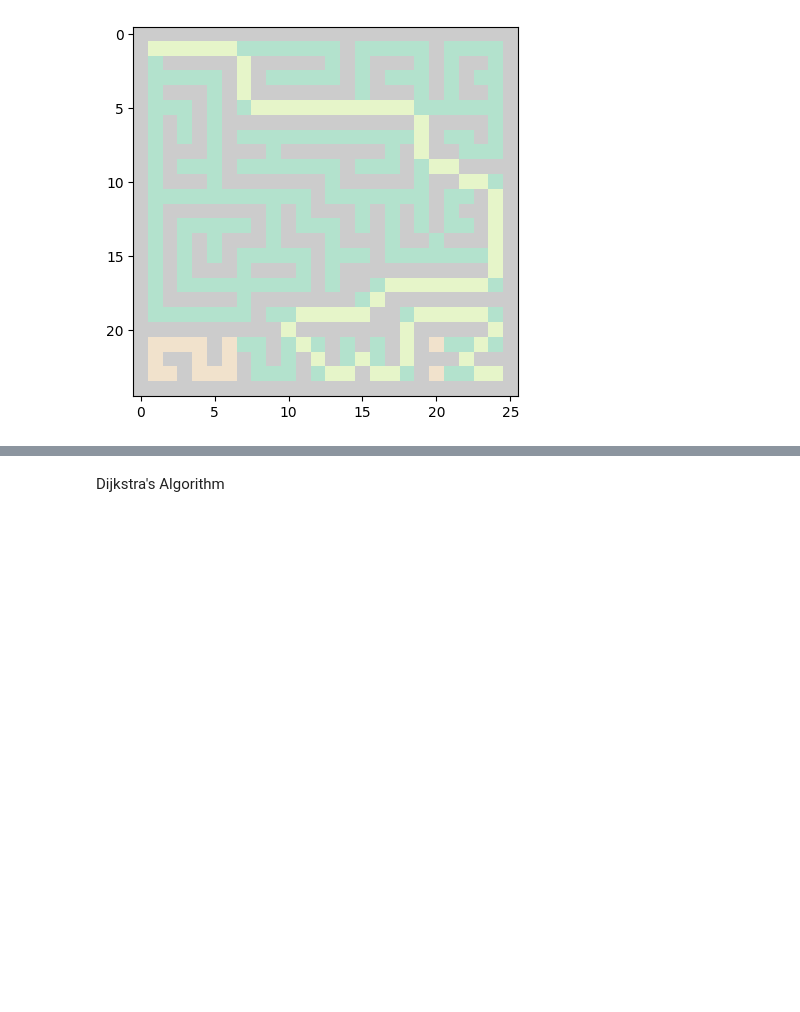
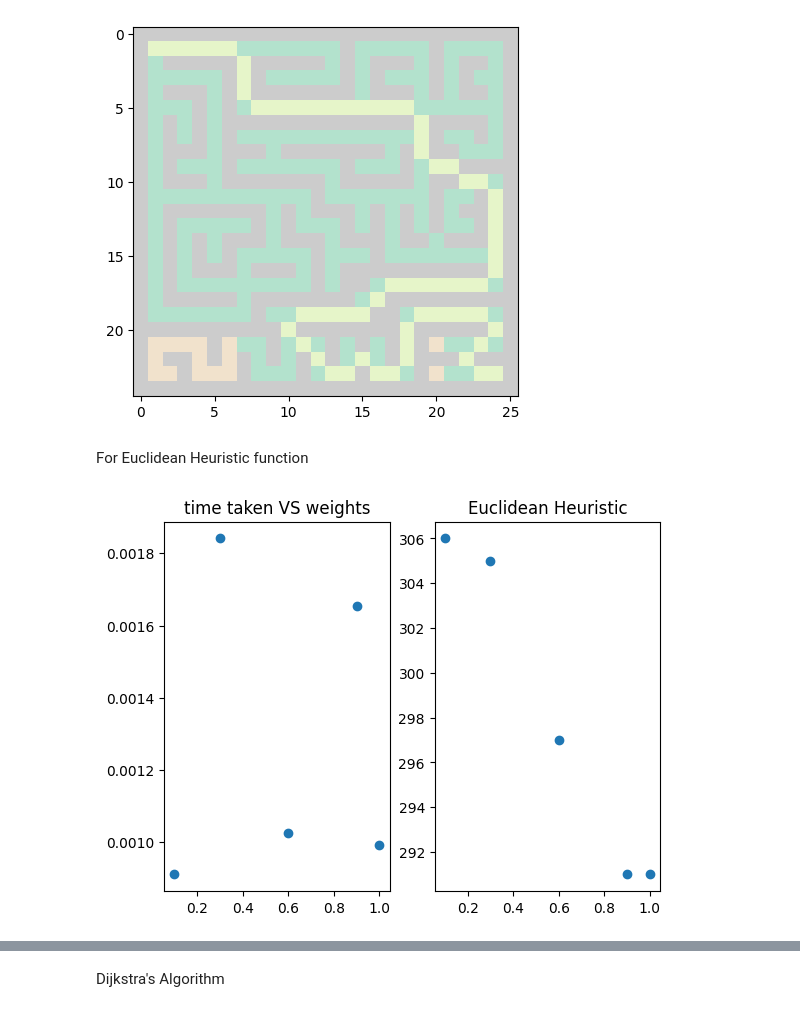
Before and after one commit to kavan-soni/252_260, a Jupyter notebook: CMPE252_SEC01_SP2023_HW01.ipynb, the cells around one changed output, grey strips where cells are left out. Cells and saved outputs as stored; diff of their text form; code cells hidden in the pictures; blank space fills up the shorter version.

```diff
--- a/CMPE252_SEC01_SP2023_HW01.ipynb
+++ b/CMPE252_SEC01_SP2023_HW01.ipynb
@@ -887,7 +899,11 @@ A* Search | W => 0.1
 maze1=build_maze("my_maze_25x25.txt")
 graph=Find_the_edges_2(maze1)
 W = 0.1
+start_time = time.time()
 came_from, path = astar_path(graph, START, GOAL, W, Euclidean_distance)
+weights_euclidean.append(W)
+time_taken_euclidean.append(time.time() - start_time)
+visited_nodes_euclidean.append(len(came_from))
 for i in came_from:
     maze1[i[0],i[1]]=-3
 for i in path:
@@ -906,7 +922,11 @@ A* Search | W => 0.3
 maze1=build_maze("my_maze_25x25.txt")
 graph=Find_the_edges_2(maze1)
 W = 0.3
+start_time = time.time()
 came_from, path = astar_path(graph, START, GOAL, W, Euclidean_distance)
+weights_euclidean.append(W)
+time_taken_euclidean.append(time.time() - start_time)
+visited_nodes_euclidean.append(len(came_from))
 for i in came_from:
     maze1[i[0],i[1]]=-3
 for i in path:
@@ -925,7 +945,11 @@ A* Search | W => 0.6
 maze1=build_maze("my_maze_25x25.txt")
 graph=Find_the_edges_2(maze1)
 W = 0.6
+start_time = time.time()
 came_from, path = astar_path(graph, START, GOAL, W, Euclidean_distance)
+weights_euclidean.append(W)
+time_taken_euclidean.append(time.time() - start_time)
+visited_nodes_euclidean.append(len(came_from))
 for i in came_from:
     maze1[i[0],i[1]]=-3
 for i in path:
@@ -944,7 +968,11 @@ A* Search | W => 0.9
 maze1=build_maze("my_maze_25x25.txt")
 graph=Find_the_edges_2(maze1)
 W = 0.9
+start_time = time.time()
 came_from, path = astar_path(graph, START, GOAL, W, Euclidean_distance)
+weights_euclidean.append(W)
+time_taken_euclidean.append(time.time() - start_time)
+visited_nodes_euclidean.append(len(came_from))
 for i in came_from:
     maze1[i[0],i[1]]=-3
 for i in path:
@@ -1030,3 +1074,15 @@ plt.imshow(maze1, cmap='Pastel2')
 # %% [output]
 <matplotlib.image.AxesImage at 0x...>
 [figure]
+# %% [markdown]
+For Euclidean Heuristic function
+# %%
+fig = plt.figure()
+fig.add_subplot(121, title = "time taken VS weights")
+plt.scatter(weights_euclidean, time_taken_euclidean)
+fig.add_subplot(122, title = "search space VS weights")
+plt.scatter(weights_euclidean, visited_nodes_euclidean)
+plt.title(label="Euclidean Heuristic")
+plt.show()
+# %% [output]
+[figure, added]
```
Also changed, not shown: parts of 9 cells of this notebook.
